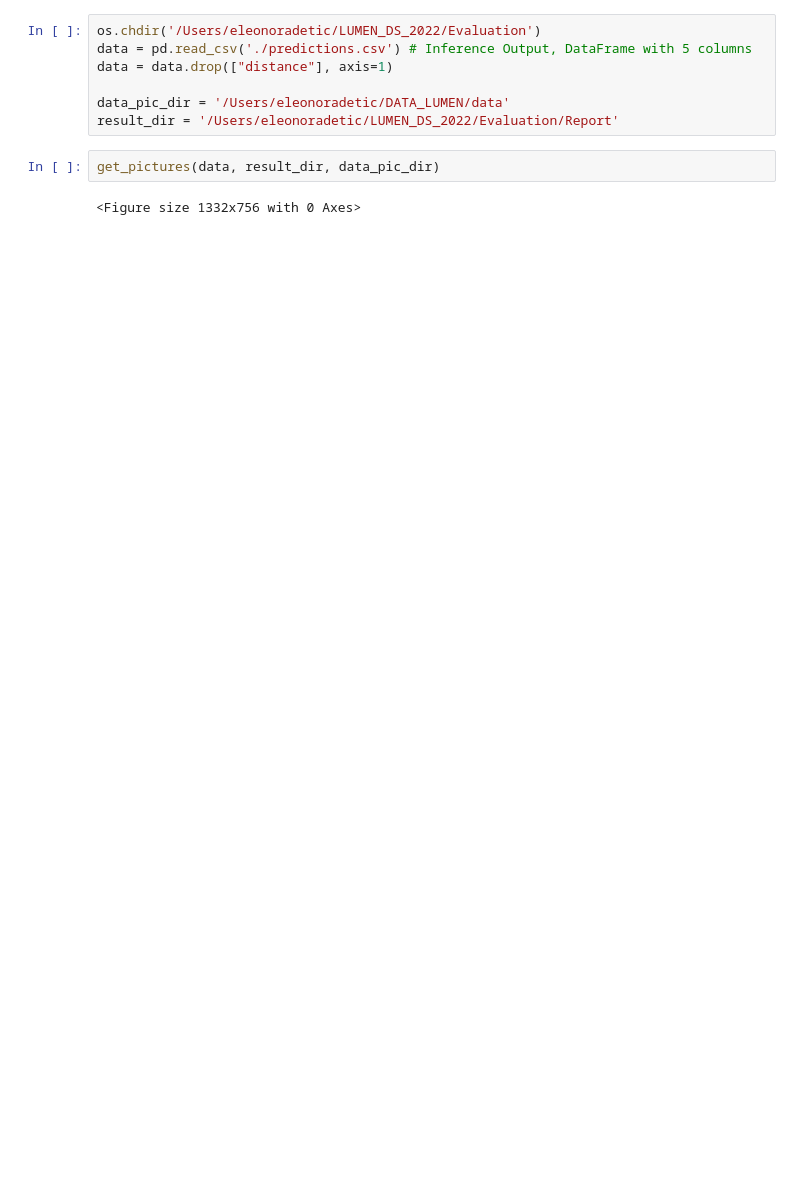
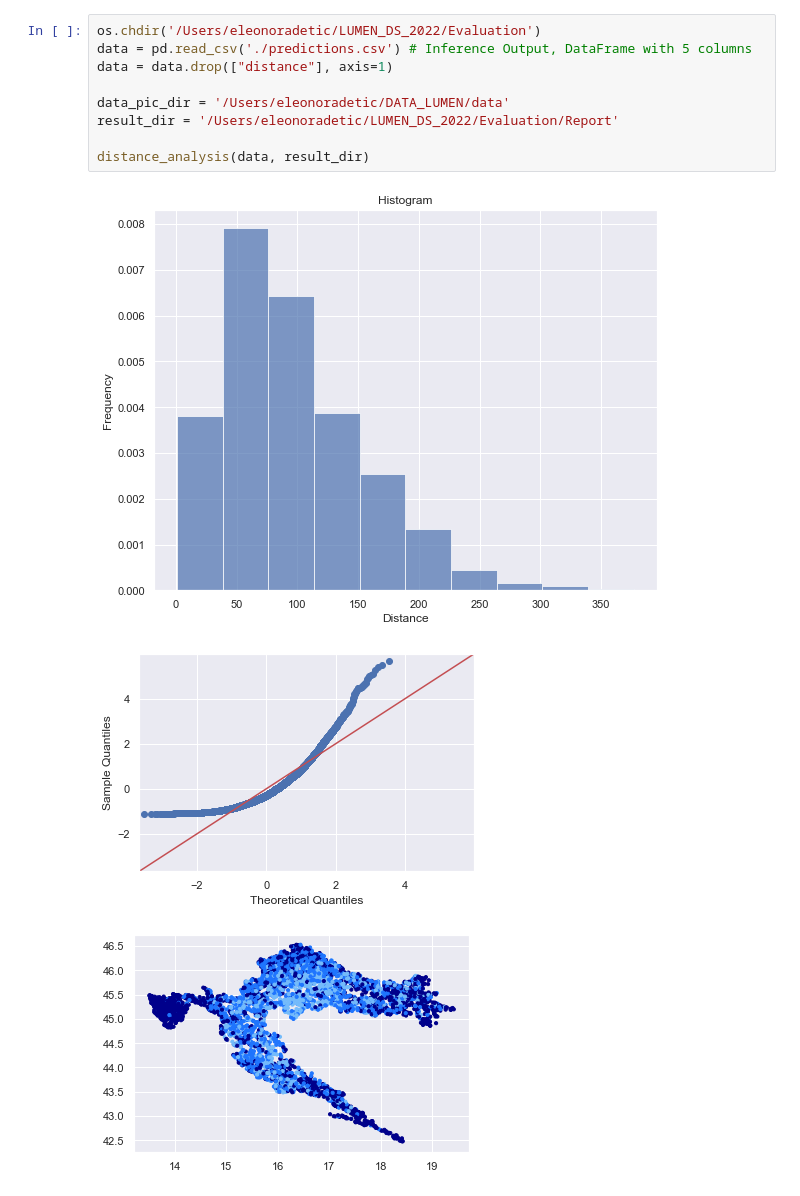
Before and after one commit to grubelic/LUMEN_DS_2022, a Jupyter notebook: Evaluation/main2.ipynb, the cells around one changed output. Cells and saved outputs as stored; diff of their text form; blank space fills up the shorter version.

Commit message:
Added density plot

```diff
--- a/Evaluation/main2.ipynb
+++ b/Evaluation/main2.ipynb
@@ -25,11 +26,13 @@ Uspješno importan modul :D
 # %%
 os.chdir('/Users/eleonoradetic/LUMEN_DS_2022/Evaluation')
 data = pd.read_csv('./predictions.csv') # Inference Output, DataFrame with 5 columns
 data = data.drop(["distance"], axis=1)
 
 data_pic_dir = '/Users/eleonoradetic/DATA_LUMEN/data'
 result_dir = '/Users/eleonoradetic/LUMEN_DS_2022/Evaluation/Report'
+
+distance_analysis(data, result_dir)
+# %% [output]
+[figure, added]
+[figure, added]
+[figure, added]
-# %%
-get_pictures(data, result_dir, data_pic_dir)
-# %% [output]
-<Figure size 1332x756 with 0 Axes>
```
Also changed, not shown: parts of 2 cells of this notebook, 8 other files.
